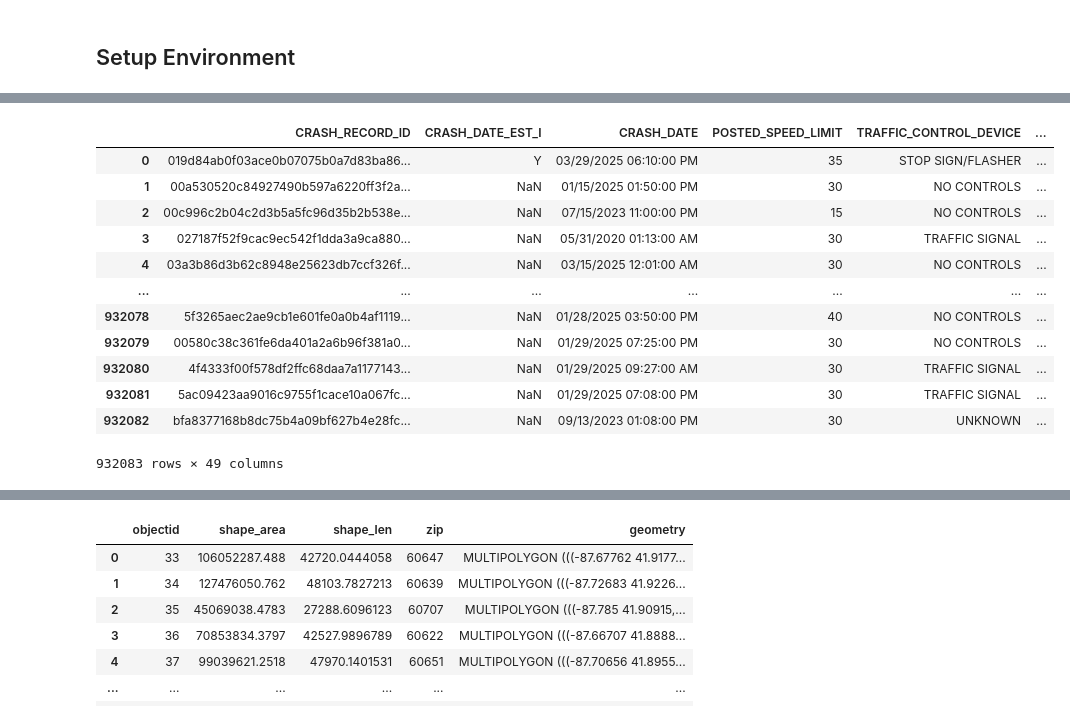
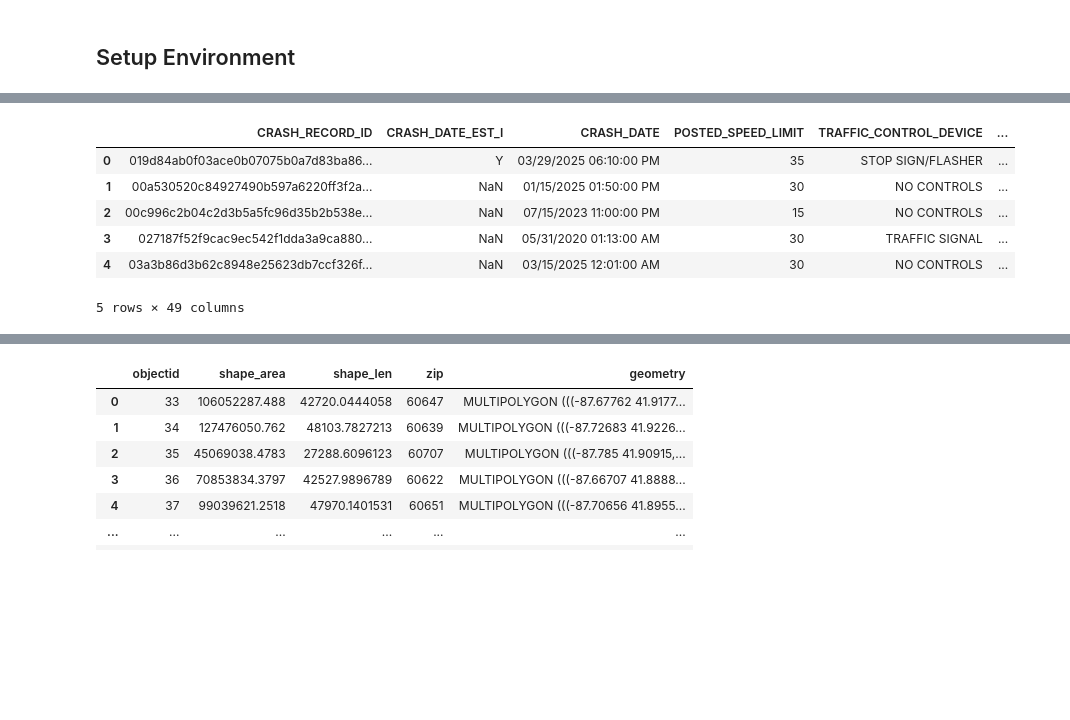
Before and after one commit to shaddad3/Project-WalkSafe, a Jupyter notebook: progress_report.ipynb, the cells around one changed output, grey strips where cells are left out. Saved outputs shown, nothing was run; the diff lists cells and outputs as text; code cells hidden in the pictures; blank space fills up the shorter version.

```diff
--- a/progress_report.ipynb
+++ b/progress_report.ipynb
@@ -559,22 +550,16 @@ crash_df[(crash_df['FIRST_CRASH_TYPE'] == 'PEDESTRIAN') | (crash_df['FIRST_CRASH
 # %%
 # Create the dataset into geo dataframe using latitude and longitude columns
 geometry = [Point(xy) for xy in zip(crash_df['LONGITUDE'], crash_df['LATITUDE'])]
 crash_gdf = gpd.GeoDataFrame(crash_df, geometry=geometry, crs=4326)
-crash_gdf
+crash_gdf.head(5)
 # %% [output]
 |  | CRASH_RECORD_ID | CRASH_DATE_EST_I | CRASH_DATE | POSTED_SPEED_LIMIT | TRAFFIC_CONTROL_DEVICE | ... |
 | 0 | 019d84ab0f03ace0b07075b0a7d83ba86... | Y | 03/29/2025 06:10:00 PM | 35 | STOP SIGN/FLASHER | ... |
 | 1 | 00a530520c84927490b597a6220ff3f2a... | NaN | 01/15/2025 01:50:00 PM | 30 | NO CONTROLS | ... |
 | 2 | 00c996c2b04c2d3b5a5fc96d35b2b538e... | NaN | 07/15/2023 11:00:00 PM | 15 | NO CONTROLS | ... |
 | 3 | 027187f52f9cac9ec542f1dda3a9ca880... | NaN | 05/31/2020 01:13:00 AM | 30 | TRAFFIC SIGNAL | ... |
 | 4 | 03a3b86d3b62c8948e25623db7ccf326f... | NaN | 03/15/2025 12:01:00 AM | 30 | NO CONTROLS | ... |
-| ... | ... | ... | ... | ... | ... | ... |
-| 932078 | 5f3265aec2ae9cb1e601fe0a0b4af1119... | NaN | 01/28/2025 03:50:00 PM | 40 | NO CONTROLS | ... |
-| 932079 | 00580c38c361fe6da401a2a6b96f381a0... | NaN | 01/29/2025 07:25:00 PM | 30 | NO CONTROLS | ... |
-| 932080 | 4f4333f00f578df2ffc68daa7a1177143... | NaN | 01/29/2025 09:27:00 AM | 30 | TRAFFIC SIGNAL | ... |
-| 932081 | 5ac09423aa9016c9755f1cace10a067fc... | NaN | 01/29/2025 07:08:00 PM | 30 | TRAFFIC SIGNAL | ... |
-| 932082 | bfa8377168b8dc75b4a09bf627b4e28fc... | NaN | 09/13/2023 01:08:00 PM | 30 | UNKNOWN | ... |
-932083 rows × 49 columns
+5 rows × 49 columns
 # %%
 # filter the geo df to only use pedestrian related incidents
 crash_gdf = crash_gdf[(crash_gdf['FIRST_CRASH_TYPE'] == 'PEDESTRIAN') | (crash_gdf['FIRST_CRASH_TYPE'] == 'PEDALCYCLIST')]
```
Also changed, not shown: parts of 18 cells of this notebook.
